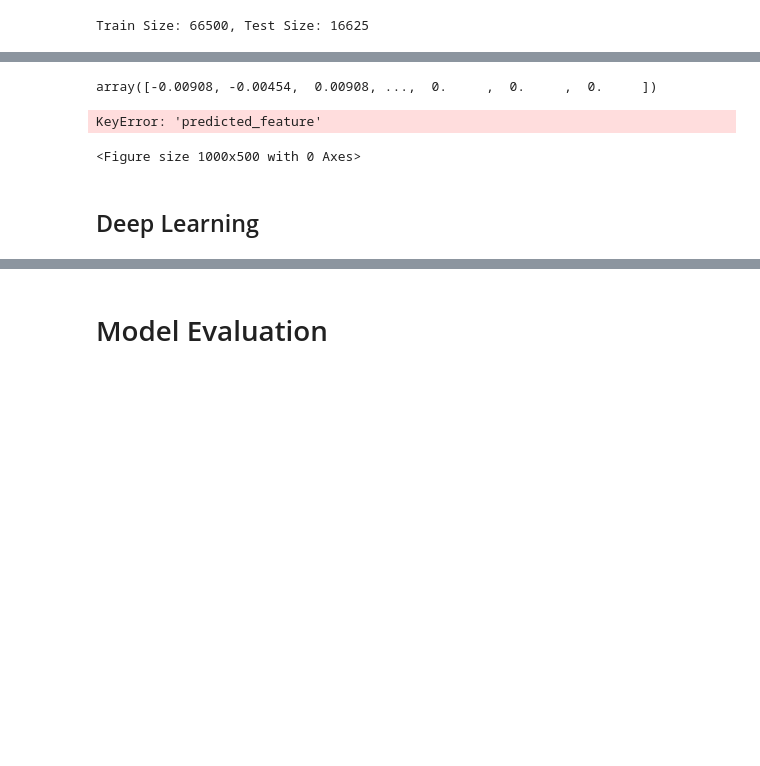
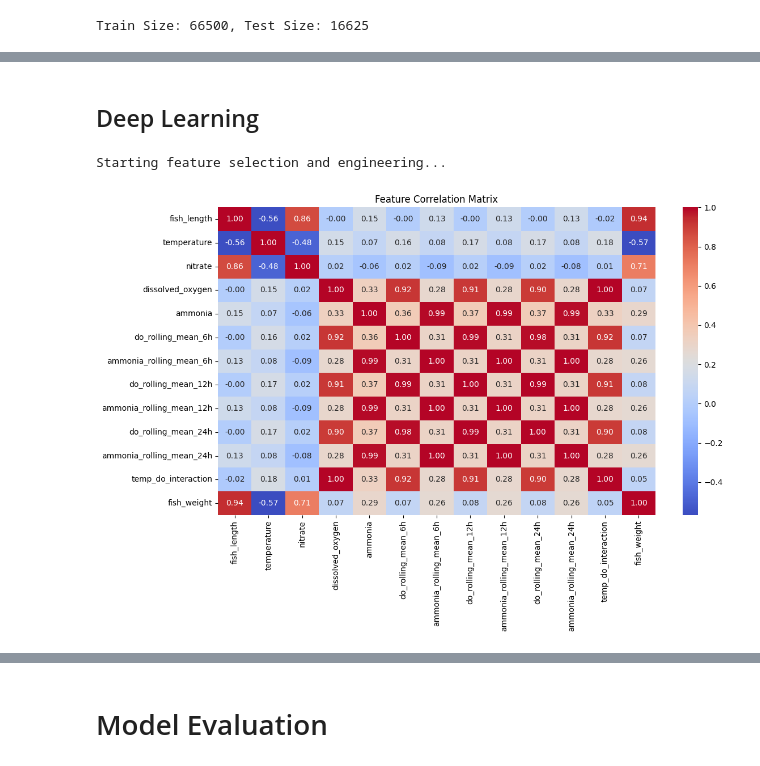
Before and after one commit to apadin-usd/AAI-530-04-Final-Project-Group-4, a Jupyter notebook: notebook/IoT-Based Aquaponics Fish Pond System.ipynb, the cells around one changed output, grey strips where cells are left out. Saved outputs shown, nothing was run; the diff lists cells and outputs as text; code cells hidden in the pictures; blank space fills up the shorter version.

```diff
--- a/notebook/IoT-Based Aquaponics Fish Pond System.ipynb
+++ b/notebook/IoT-Based Aquaponics Fish Pond System.ipynb
@@ -44,7 +50,11 @@ warnings.filterwarnings("ignore", category=DomainWarning)
 # Data Loading and Initial Overview
 # %%
 # load IoT dataset
-pond1_raw = pd.read_csv('data/archive/IoTPond1.csv')
+# pond1_raw = pd.read_csv('data/archive/IoTPond1.csv')
+
+# Google Cloud Load
+pond1_raw = pd.read_csv('/content/IoTpond1.csv')
+
 pond1_raw.head()
 # %% [output]
 |  | created_at | entry_id | Temperature (C) | Turbidity(NTU) | Dissolved Oxygen(g/ml) | PH | Ammonia(g/ml) | ... |
@@ -513,7 +507,5 @@ Warnings:
 # %%
 test.values
-# %% [output]
-array([-0.00908, -0.00454,  0.00908, ...,  0.     ,  0.     ,  0.     ])
 # %%
 # 5. Forecast Future Values
 forecast_steps = 12
@@ -525,8 +517,42 @@ plt.plot(diff_series.index, pond1_filtered['predicted_feature'], label='Original
 plt.plot(pd.date_range(start=df.index[-1], periods=forecast_steps+1, freq='M')[1:], forecast, label='Forecast', color='red')
 plt.legend()
 plt.show()
-# %% [output]
-KeyError: 'predicted_feature'
-<Figure size 1000x500 with 0 Axes>
 # %% [markdown]
 ## Deep Learning
+# %%
+# Feature Selection & Engineering
+print("Starting feature selection and engineering...")
+inputs = ['fish_length', 'temperature', 'nitrate', 'dissolved_oxygen', 'ammonia']
+target = 'fish_weight'
+# %% [output]
+Starting feature selection and engineering...
+# %%
+# Rolling statistics for highly variable features from sensors
+window_sizes = [6, 12, 24]
+for window in window_sizes:
+    pond1_filtered[f'do_rolling_mean_{window}h'] = pond1_filtered['dissolved_oxygen'].rolling(window).mean()
+    pond1_filtered[f'ammonia_rolling_mean_{window}h'] = pond1_filtered['ammonia'].rolling(window).mean()
+    inputs.extend([f'do_rolling_mean_{window}h', f'ammonia_rolling_mean_{window}h'])
+
+# Add interaction terms
+pond1_filtered['temp_do_interaction'] = pond1_filtered['temperature'] * pond1_filtered['dissolved_oxygen']
+inputs.append('temp_do_interaction')
+
+# Fill NaN values from rolling calculations
+pond1_filtered.fillna(method='bfill', inplace=True)
+pond1_filtered.fillna(method='ffill', inplace=True)
+
+# Apply log transformation to handle skewness
+pond1_filtered['nitrate'] = np.log1p(pond1_filtered['nitrate'])
+pond1_filtered['fish_weight'] = np.log1p(pond1_filtered['fish_weight'])
+pond1_filtered['ammonia'] = np.log1p(pond1_filtered['ammonia'])
+# %%
+# Visualize new correlation matrix
+plt.figure(figsize=(12, 8))
+corr = pond1_filtered[inputs + [target]].corr()
+sns.heatmap(corr, annot=True, cmap="coolwarm", fmt=".2f")
+plt.title("Feature Correlation Matrix")
+plt.tight_layout()
+plt.show()
+# %% [output]
+[figure, added]
```
Also changed, not shown: parts of 15 cells of this notebook.
